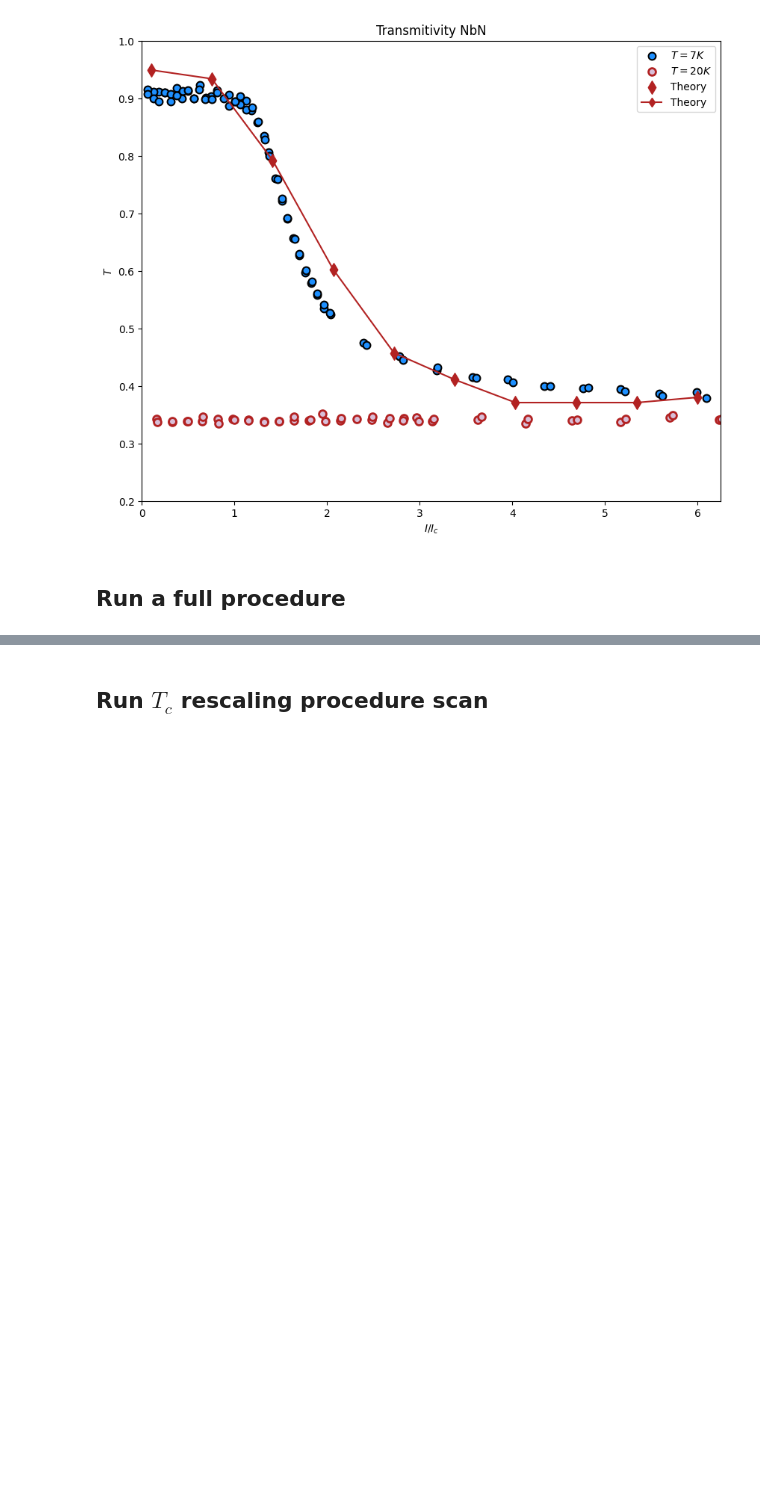
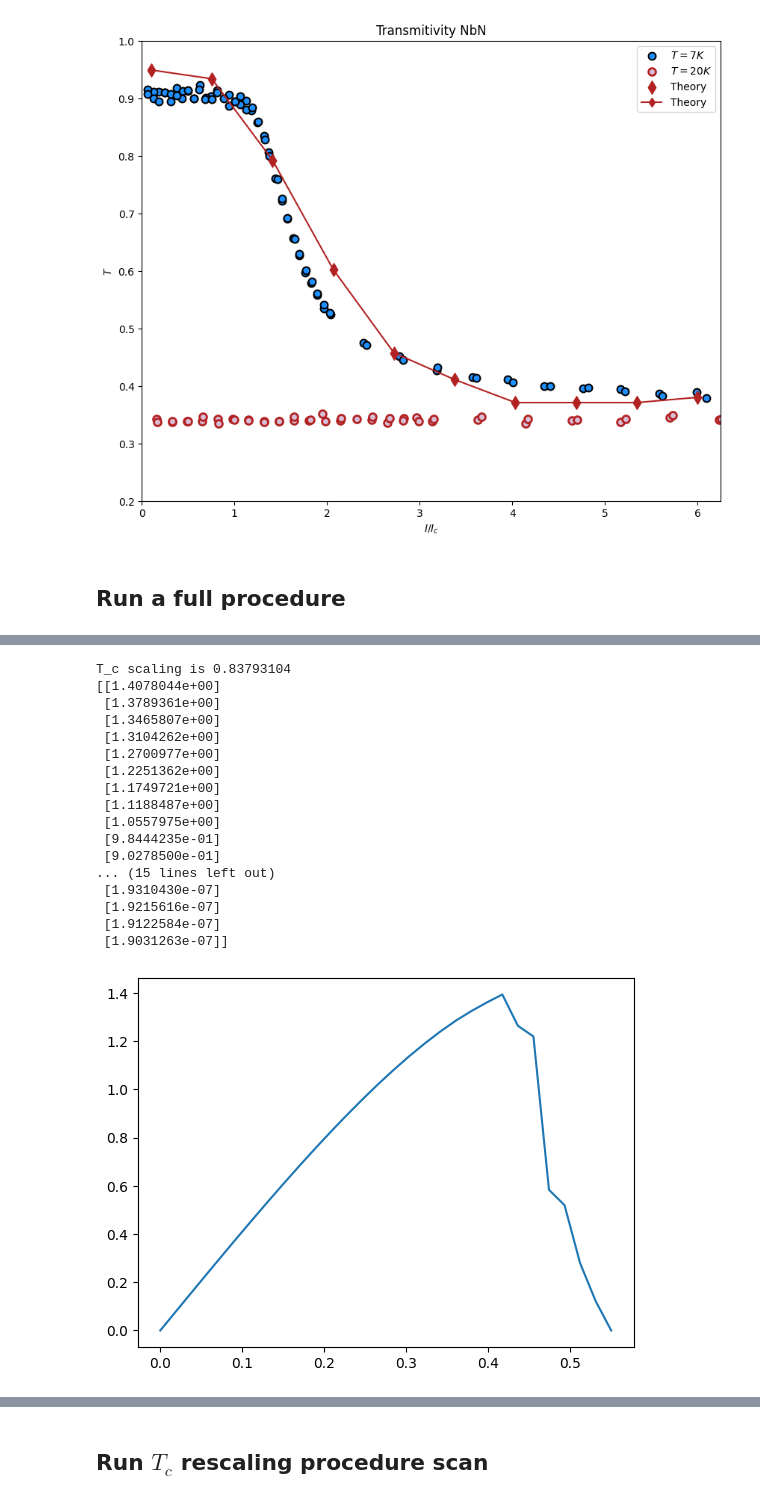
Before and after one commit to j-curtis/psBQP, a Jupyter notebook: Usadel_run.ipynb, the cells around one changed output, grey strips where cells are left out. Cells and saved outputs as stored; diff of their text form; code cells hidden in the pictures; blank space fills up the shorter version.

Commit message:
Usadel quasi-equilibrium solution final push

```diff
--- a/Usadel_run.ipynb
+++ b/Usadel_run.ipynb
@@ -529,18 +678,18 @@ plt.legend()
 # %%
 import numpy as np
 
-def run_full_scan(temp, phonon_scattering, eta, filename = None,  current_amplitudes = np.linspace(0.2, 6, 20), tc_rescaling = 1.0):
+def run_full_scan(temp, phonon_scattering, eta, filename = None,  current_amplitudes = np.linspace(0.2, 6, 20), tc_rescaling = 1.0, dc_bias = 0.0):
 
     if filename is None:
-        filename = 'Quasi-static-evolution-T:' + str(np.round(temp,2)) + ' phonons:' + str(np.round(phonon_scattering,3)) + ' eta:' + str(np.round(eta,3)) + '-Contact' + '-2.pkl'
+        filename = 'Quasi-static-evolution-T_rect:' + str(np.round(temp,2)) + ' phonons:' + str(np.round(phonon_scattering,3)) + ' eta:' + str(np.round(eta,3)) + ' DC_bias:' + str(np.round(dc_bias,2)) + '.pkl'
 
     data_out = {}
 
     cutoff = 30 * usadel.UsadelEvolution.get_bcs_ratio()
     nw = 1501
 
-    grid_parameters = {'omega_sampling': nw, 'cutoff': cutoff, 'time_duration': 5.0, 'time_sampling': 100}
-    system_parameters = {'critical_temperature': 1.0, 'current_maximum': 1.0, 'temperature': temp, 'z_t/R_n': 50/165, 'eta': eta,'R_c/z_t':5/50}
+    grid_parameters = {'omega_sampling': nw, 'cutoff': cutoff, 'time_duration': 70.0, 'time_sampling': 800}
+    system_parameters = {'critical_temperature': 1.0, 'current_maximum': 1.0, 'temperature': temp, 'z_t/R_n': 50/(165 *10/8), 'eta': eta,'R_c/z_t':4/50}
     optimization_parameters = {'custom_jac': False, 'tol': 1e-3, 'maxiter': 50}
     sigma_scatterings = {'Phonon': phonon_scattering} # {'Dynes': 0.0, 'Elastic': 0.0}
 
@@ -568,7 +717,7 @@ def run_full_scan(temp, phonon_scattering, eta, filename = None,  current_amplit
     gap_list, current_list = comp.calculate_equilibrium(temp_list, grid_parameters, system_parameters, optimization_parameters = optimization_parameters, sigma_scatterings = sigma_scatterings,  Q_list = Q_list)
     data_out['q_scan_gaps'] = gap_list
     data_out['q_scan_currents'] = current_list
-
+    data_out['q_scan_Qs'] = Q_list
     plt.plot(Q_list, current_list[0].real)
     plt.show()
 
@@ -576,8 +725,8 @@ def run_full_scan(temp, phonon_scattering, eta, filename = None,  current_amplit
 
     data_out['q_scan_current_max'] = CURRENT_MAXIMUM
 
-    grid_parameters = {'omega_sampling': nw, 'cutoff': cutoff, 'time_duration': 5.0, 'time_sampling': 100}
-    system_parameters = {'critical_temperature': 1.0, 'current_maximum': CURRENT_MAXIMUM, 'temperature': temp*tc_rescaling, 'z_t/R_n': 50/165, 'eta': eta,'R_c/z_t':5/50}
+    grid_parameters = {'omega_sampling': nw, 'cutoff': cutoff, 'time_duration': 70.0, 'time_sampling': 800}
+    system_parameters = {'critical_temperature': 1.0, 'current_maximum': CURRENT_MAXIMUM, 'temperature': temp*tc_rescaling, 'z_t/R_n': 50/(165 *10/8), 'eta': eta,'R_c/z_t':4/50}
     optimization_parameters = {'custom_jac': False, 'tol': 1e-3, 'maxiter': 50}
     sigma_scatterings = {'Phonon': phonon_scattering} # {'Dynes': 0.0, 'Elastic': 0.0}
 
@@ -601,8 +750,13 @@ def run_full_scan(temp, phonon_scattering, eta, filename = None,  current_amplit
     transmitivity_out = []
     current_inside_out = []
 
+    incoming_pulse_rect = lambda t : linear_interpolate(GLOBAL_DATA_X * t_pulse, GLOBAL_DATA_Y/(37.3 * 8/10), t)
+
+
     for amp in current_amplitudes:
-        crt_pulse = lambda x: amp * current_function_gaussian(x)
+        #crt_pulse = lambda x: amp * current_function_gaussian(x) + dc_bias
+        #TODO: check which way around does this even go
+        crt_pulse = lambda x: np.array(incoming_pulse_rect(x)) * amp + dc_bias
         times, pulse_in, current_vs_time, gap_vs_time, q_vs_time = comp.real_time_evolve(run_temperature, current_function=crt_pulse, grid_parameters = grid_parameters, system_parameters = system_parameters, optimization_parameters = optimization_parameters, sigma_scatterings = sigma_scatterings)
         times_out += [times]
         pulse_in_out += [pulse_in]
@@ -666,0 +810,22 @@ T_c scaling is 0.88620687
+# %%
+#my_data = run_full_scan(temp = 0.45, phonon_scattering = 0.00, eta = 0.15, tc_rescaling = 1.0, current_amplitudes = np.linspace(1.0,1.0, 1), dc_bias= 14.5/(37.3 * 8/10))
+my_data = run_full_scan(temp = 0.45, phonon_scattering = 0.00, eta = 0.15, tc_rescaling = 1.0, current_amplitudes = np.linspace(1.0,1.0, 1), dc_bias= -14.5/(37.3 * 8/10))
+# %% [output]
+T_c scaling is 0.83793104
+[[1.4078044e+00]
+ [1.3789361e+00]
+ [1.3465807e+00]
+ [1.3104262e+00]
+ [1.2700977e+00]
+ [1.2251362e+00]
+ [1.1749721e+00]
+ [1.1188487e+00]
+ [1.0557975e+00]
+ [9.8444235e-01]
+ [9.0278500e-01]
+... (15 lines left out)
+ [1.9310430e-07]
+ [1.9215616e-07]
+ [1.9122584e-07]
+ [1.9031263e-07]]
+[figure, added]
```
Also changed, not shown: parts of 6 cells of this notebook, 20 other files.
